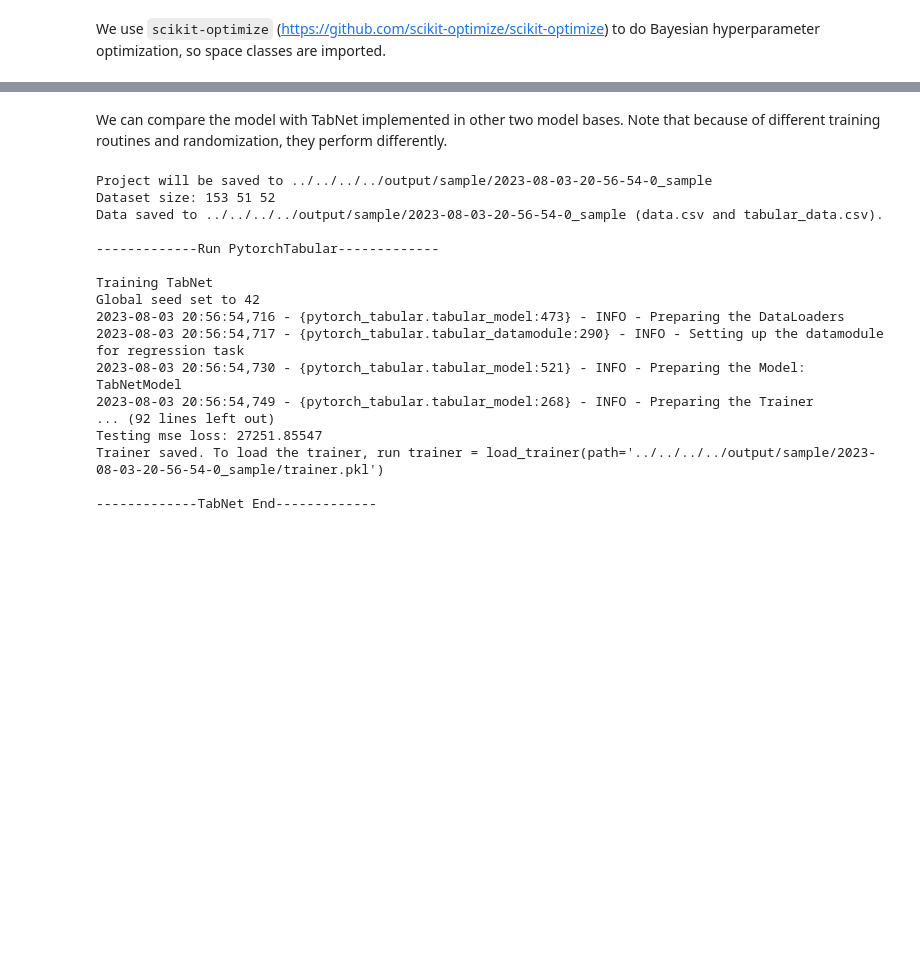
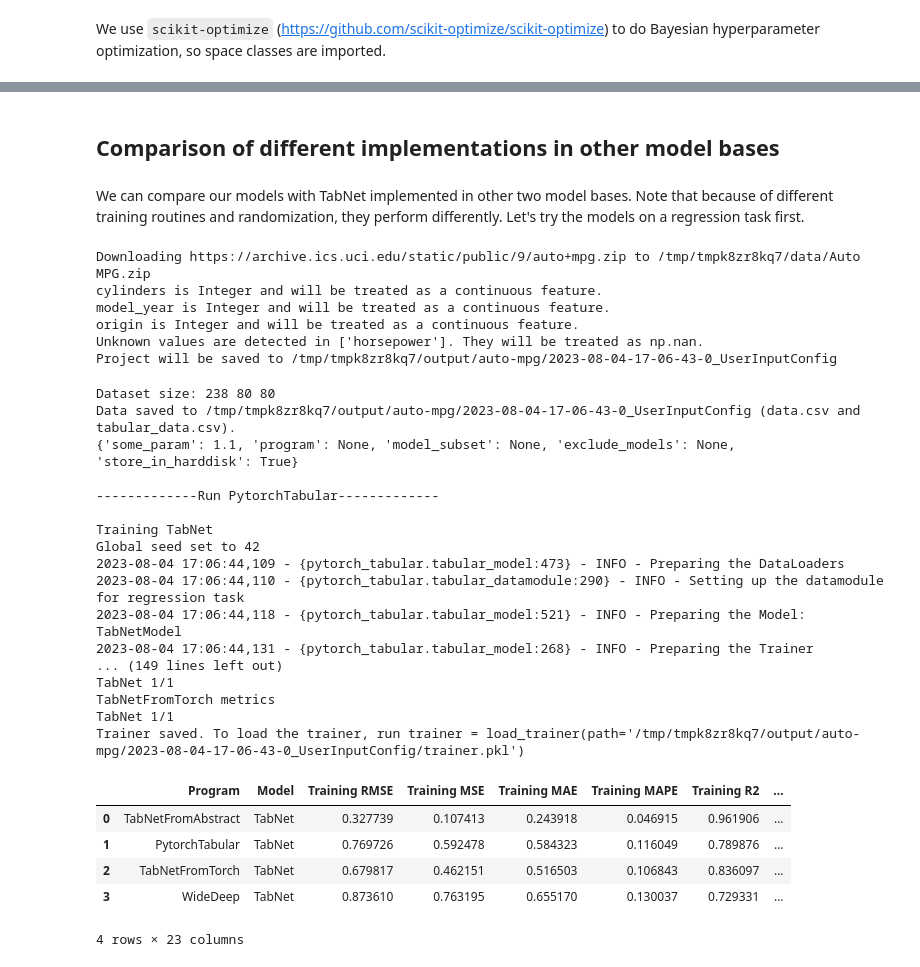
Before and after one commit to Luwen-Zhang/tabular_ensemble, a Jupyter notebook: docs/source/examples/advanced_usage/customized_model_base.ipynb, the cells around one changed output, grey strips where cells are left out. Saved outputs shown, nothing was run; the diff lists cells and outputs as text; code cells hidden in the pictures; blank space fills up the shorter version.

```diff
--- a/docs/source/examples/advanced_usage/customized_model_base.ipynb
+++ b/docs/source/examples/advanced_usage/customized_model_base.ipynb
@@ -10,11 +10,15 @@ For researchers or model base developers, the basic need is comparing their own
 import tabensemb
 import numpy as np
 import torch
+import os
+from tempfile import TemporaryDirectory
 
-prefix = "../../../../"
-tabensemb.setting["default_output_path"] = prefix + "output"
-tabensemb.setting["default_config_path"] = prefix + "configs"
-tabensemb.setting["default_data_path"] = prefix + "data"
+temp_path = TemporaryDirectory()
+tabensemb.setting["default_output_path"] = os.path.join(temp_path.name, "output")
+tabensemb.setting["default_config_path"] = os.path.join(temp_path.name, "configs")
+tabensemb.setting["default_data_path"] = os.path.join(temp_path.name, "data")
+
+device = "cuda" if torch.cuda.is_available() else "cpu"
 # %% [markdown]
 All model bases inherit `AbstractModel` and implement methods within the class. If necessary methods are not implemented, `NotImplementedError` will be raised during usage.
 # %%
@@ -291,30 +513,53 @@ class TabNet(AbstractModel):
+# %% [markdown]
+## Comparison of different implementations in other model bases
 # %% [markdown]
-We can compare the model with TabNet implemented in other two model bases. Note that because of different training routines and randomization, they perform differently.
+We can compare our models with TabNet implemented in other two model bases. Note that because of different training routines and randomization, they perform differently. Let's try the models on a regression task first.
 # %%
 from tabensemb.trainer import Trainer
+from tabensemb.config import UserConfig
 from tabensemb.model import PytorchTabular, WideDeep
 
-trainer = Trainer(device="cpu")
-trainer.load_config("sample")
+trainer = Trainer(device=device)
+cfg = UserConfig.from_uci("Auto MPG", sep="\s+")
+trainer.load_config(cfg)
 trainer.load_data()
 trainer.add_modelbases(
-    [PytorchTabular(trainer, model_subset=["TabNet"]), WideDeep(trainer, model_subset=["TabNet"]), TabNet(trainer)])
+    [
+        PytorchTabular(trainer, model_subset=["TabNet"]),
+        WideDeep(trainer, model_subset=["TabNet"]),
+        TabNetFromAbstract(trainer),
+        TabNetFromTorch(trainer),
+    ]
+)
 trainer.train(stderr_to_stdout=True)
+trainer.get_leaderboard()
 # %% [output]
-Project will be saved to ../../../../output/sample/2023-08-03-20-56-54-0_sample
-Dataset size: 153 51 52
-Data saved to ../../../../output/sample/2023-08-03-20-56-54-0_sample (data.csv and tabular_data.csv).
-
--------------Run PytorchTabular-------------
-
-Training TabNet
-Global seed set to 42
-2023-08-03 20:56:54,716 - {pytorch_tabular.tabular_model:473} - INFO - Preparing the DataLoaders
-2023-08-03 20:56:54,717 - {pytorch_tabular.tabular_datamodule:290} - INFO - Setting up the datamodule for regression task
-2023-08-03 20:56:54,730 - {pytorch_tabular.tabular_model:521} - INFO - Preparing the Model: TabNetModel
-2023-08-03 20:56:54,749 - {pytorch_tabular.tabular_model:268} - INFO - Preparing the Trainer
-... (92 lines left out)
-Testing mse loss: 27251.85547
-Trainer saved. To load the trainer, run trainer = load_trainer(path='../../../../output/sample/2023-08-03-20-56-54-0_sample/trainer.pkl')
-
--------------TabNet End-------------
+Downloading https://archive.ics.uci.edu/static/public/9/auto+mpg.zip to /tmp/tmpk8zr8kq7/data/Auto MPG.zip
+cylinders is Integer and will be treated as a continuous feature.
+model_year is Integer and will be treated as a continuous feature.
+origin is Integer and will be treated as a continuous feature.
+Unknown values are detected in ['horsepower']. They will be treated as np.nan.
+Project will be saved to /tmp/tmpk8zr8kq7/output/auto-mpg/2023-08-04-17-06-43-0_UserInputConfig
+Dataset size: 238 80 80
+Data saved to /tmp/tmpk8zr8kq7/output/auto-mpg/2023-08-04-17-06-43-0_UserInputConfig (data.csv and tabular_data.csv).
+{'some_param': 1.1, 'program': None, 'model_subset': None, 'exclude_models': None, 'store_in_harddisk': True}
+
+-------------Run PytorchTabular-------------
+
+Training TabNet
+Global seed set to 42
+2023-08-04 17:06:44,109 - {pytorch_tabular.tabular_model:473} - INFO - Preparing the DataLoaders
+2023-08-04 17:06:44,110 - {pytorch_tabular.tabular_datamodule:290} - INFO - Setting up the datamodule for regression task
+2023-08-04 17:06:44,118 - {pytorch_tabular.tabular_model:521} - INFO - Preparing the Model: TabNetModel
+2023-08-04 17:06:44,131 - {pytorch_tabular.tabular_model:268} - INFO - Preparing the Trainer
+... (149 lines left out)
+TabNet 1/1
+TabNetFromTorch metrics
+TabNet 1/1
+Trainer saved. To load the trainer, run trainer = load_trainer(path='/tmp/tmpk8zr8kq7/output/auto-mpg/2023-08-04-17-06-43-0_UserInputConfig/trainer.pkl')
+|  | Program | Model | Training RMSE | Training MSE | Training MAE | Training MAPE | Training R2 | ... |
+| 0 | TabNetFromAbstract | TabNet | 0.327739 | 0.107413 | 0.243918 | 0.046915 | 0.961906 | ... |
+| 1 | PytorchTabular | TabNet | 0.769726 | 0.592478 | 0.584323 | 0.116049 | 0.789876 | ... |
+| 2 | TabNetFromTorch | TabNet | 0.679817 | 0.462151 | 0.516503 | 0.106843 | 0.836097 | ... |
+| 3 | WideDeep | TabNet | 0.873610 | 0.763195 | 0.655170 | 0.130037 | 0.729331 | ... |
+4 rows × 23 columns
```
Also changed, not shown: parts of 17 cells of this notebook, 5 other files.
